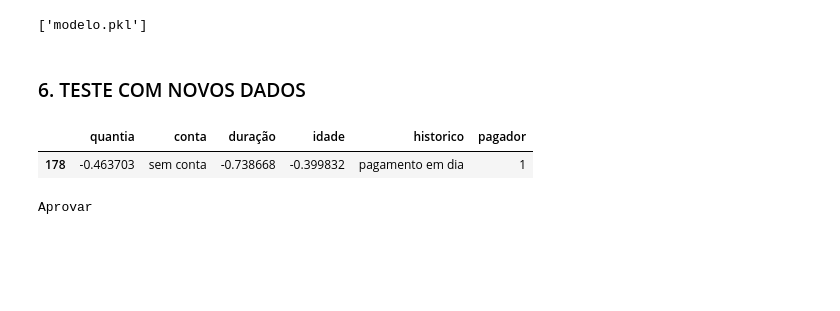
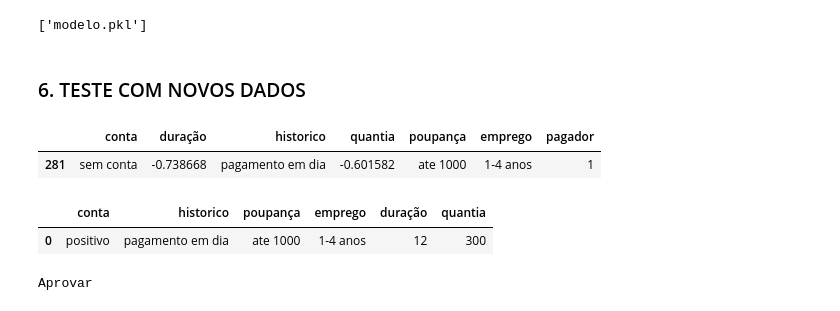
Before and after one commit to joaovictordds/Analise_Credito, a Jupyter notebook: credito.ipynb, the cells around one changed output. Saved outputs shown, nothing was run; the diff lists cells and outputs as text; code cells hidden in the pictures; blank space fills up the shorter version.

```diff
--- a/credito.ipynb
+++ b/credito.ipynb
@@ -22,6 +10,4 @@ import numpy as np
 import warnings
 warnings.filterwarnings("ignore")
 import pandas as pd
-pd.set_option('display.max_columns', 21) # Codigo para mostrar todas as colunas do dataset.
-dados = pd.read_csv('https://raw.githubusercontent.com/joaovictordds/Modelo_de_Liberacao-Credito-II/main/german.csv')
-dados.sample(3)
+link = 'https://raw.githubusercontent.com/joaovictordds/Analise_Credito/main/dados_tratados.csv'
@@ -108,0 +14,5 @@ df.drop(['motivo', 'taxa', 'status','residencia', 'creditos', 'telefone',	'estra
+# %%
+import pandas as pd
+df = pd.read_csv(link)
+# %%
+df.drop(columns=['Unnamed: 0','motivo'], inplace=True)
@@ -143,0 +43,3 @@ df.describe(include='all')
+# %%
+#Backup
+backup = df
@@ -464,7 +303,7 @@ joblib.dump(pipeline_boosting, 'modelo.pkl')
 # %% [markdown]
 ### 6. TESTE COM NOVOS DADOS
 # %%
-dft.sample(1)
+backup.sample(1)
 # %% [output]
-|  | quantia | conta | duração | idade | historico | pagador |
-| 178 | -0.463703 | sem conta | -0.738668 | -0.399832 | pagamento em dia | 1 |
+|  | conta | duração | historico | quantia | poupança | emprego | pagador |
+| 281 | sem conta | -0.738668 | pagamento em dia | -0.601582 | ate 1000 | 1-4 anos | 1 |
@@ -480 +310,24 @@ nvds.loc[0, 'historico'] = 'pagamento em dia'
+# %%
+#Novos dados
+duracao = 12
+quantia = 300
+conta = 'positivo'
+historico = 'pagamento em dia'
+poupança = 'ate 1000'
+emprego = '1-4 anos'
+
+# Dados
+tdados = {'conta': [conta],
+         'historico': [historico],
+         'poupança': [poupança],
+         'emprego': [emprego],
+         'duração': duracao,
+         'quantia': quantia}
+
+# Criar DataFrame
+dtf = pd.DataFrame(tdados)
+dtf
+# %% [output]
+|  | conta | historico | poupança | emprego | duração | quantia |
+| 0 | positivo | pagamento em dia | ate 1000 | 1-4 anos | 12 | 300 |
 # %%
```
Also changed, not shown: parts of 49 cells of this notebook, 2 other files.
